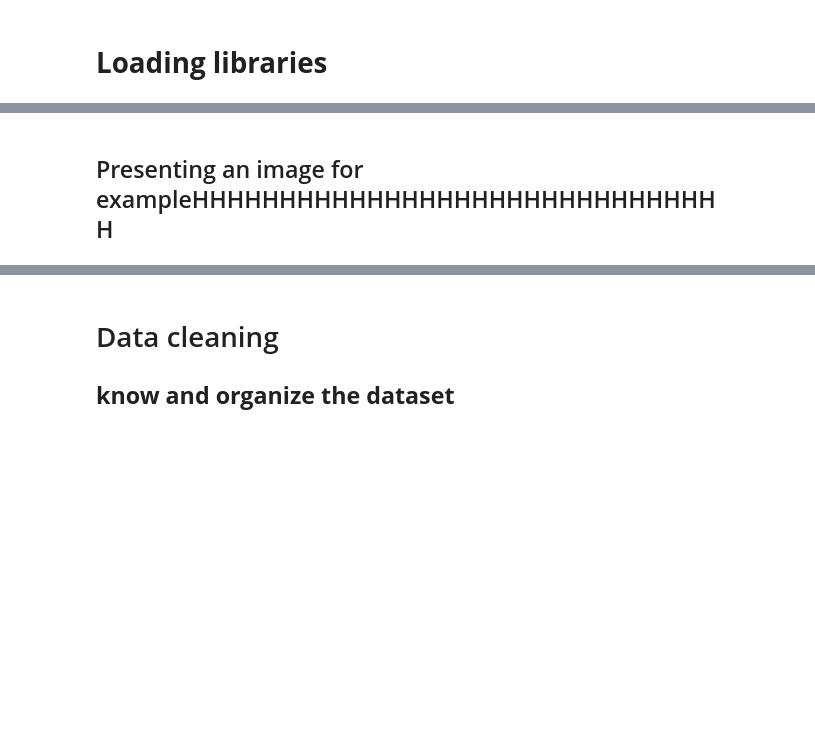
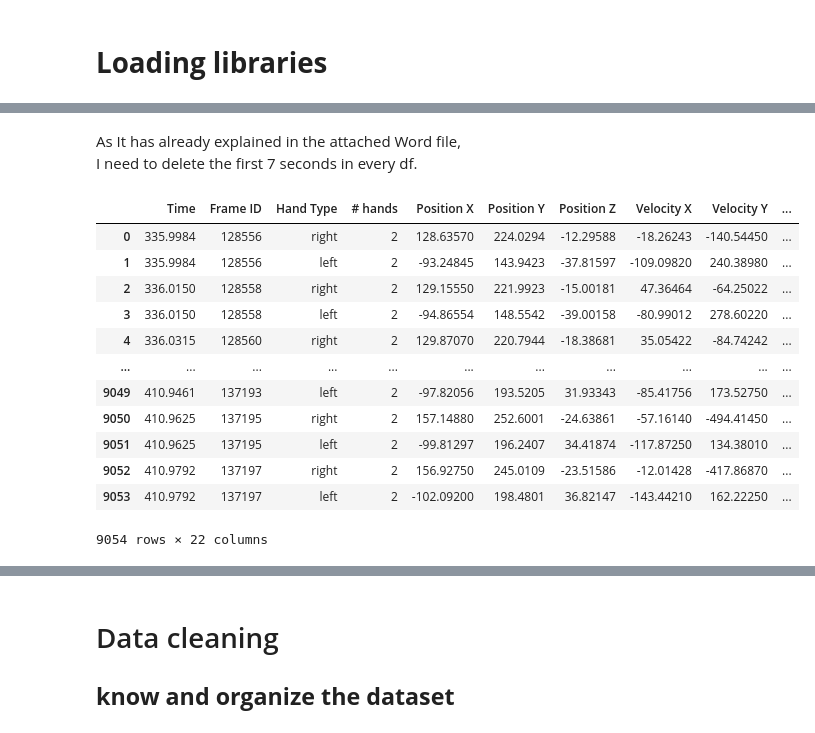
Before and after one commit to yuvalTrip/Final-Project-First-Year-Semester-B, a Jupyter notebook: Pandas- Classification work-Hands Positions.ipynb, the cells around one changed output, grey strips where cells are left out. Saved outputs shown, nothing was run; the diff lists cells and outputs as text; code cells hidden in the pictures; blank space fills up the shorter version.

```diff
--- a/Pandas- Classification work-Hands Positions.ipynb
+++ b/Pandas- Classification work-Hands Positions.ipynb
@@ -86,2 +95,19 @@ Yoel_alone = pd.read_csv(r"C:\Users\yuval\Hand Positions\extraFiles\Training\Yoe
-# %% [markdown]
-## Presenting an image for exampleHHHHHHHHHHHHHHHHHHHHHHHHHHHHHHH
+# %% [markdown]
+As It has already explained in the attached Word file, <br>
+I need to delete the first 7 seconds in every df.
+# %%
+Evyatar_spontan
+# %% [output]
+|  | Time | Frame ID | Hand Type | # hands | Position X | Position Y | Position Z | Velocity X | Velocity Y | ... |
+| 0 | 335.9984 | 128556 | right | 2 | 128.63570 | 224.0294 | -12.29588 | -18.26243 | -140.54450 | ... |
+| 1 | 335.9984 | 128556 | left | 2 | -93.24845 | 143.9423 | -37.81597 | -109.09820 | 240.38980 | ... |
+| 2 | 336.0150 | 128558 | right | 2 | 129.15550 | 221.9923 | -15.00181 | 47.36464 | -64.25022 | ... |
+| 3 | 336.0150 | 128558 | left | 2 | -94.86554 | 148.5542 | -39.00158 | -80.99012 | 278.60220 | ... |
+| 4 | 336.0315 | 128560 | right | 2 | 129.87070 | 220.7944 | -18.38681 | 35.05422 | -84.74242 | ... |
+| ... | ... | ... | ... | ... | ... | ... | ... | ... | ... | ... |
+| 9049 | 410.9461 | 137193 | left | 2 | -97.82056 | 193.5205 | 31.93343 | -85.41756 | 173.52750 | ... |
+| 9050 | 410.9625 | 137195 | right | 2 | 157.14880 | 252.6001 | -24.63861 | -57.16140 | -494.41450 | ... |
+| 9051 | 410.9625 | 137195 | left | 2 | -99.81297 | 196.2407 | 34.41874 | -117.87250 | 134.38010 | ... |
+| 9052 | 410.9792 | 137197 | right | 2 | 156.92750 | 245.0109 | -23.51586 | -12.01428 | -417.86870 | ... |
+| 9053 | 410.9792 | 137197 | left | 2 | -102.09200 | 198.4801 | 36.82147 | -143.44210 | 162.22250 | ... |
+9054 rows × 22 columns
```
Also changed, not shown: parts of 27 cells of this notebook.
